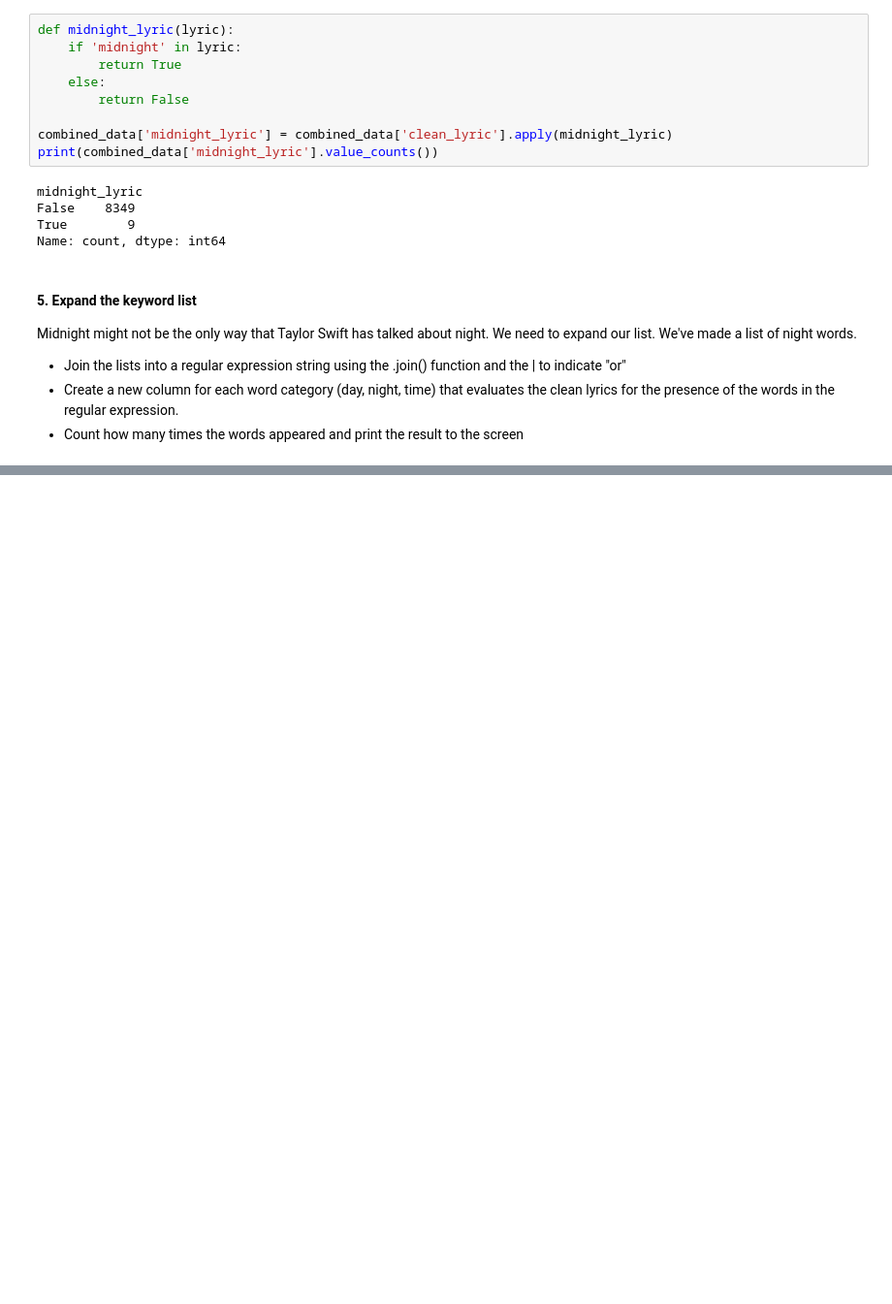
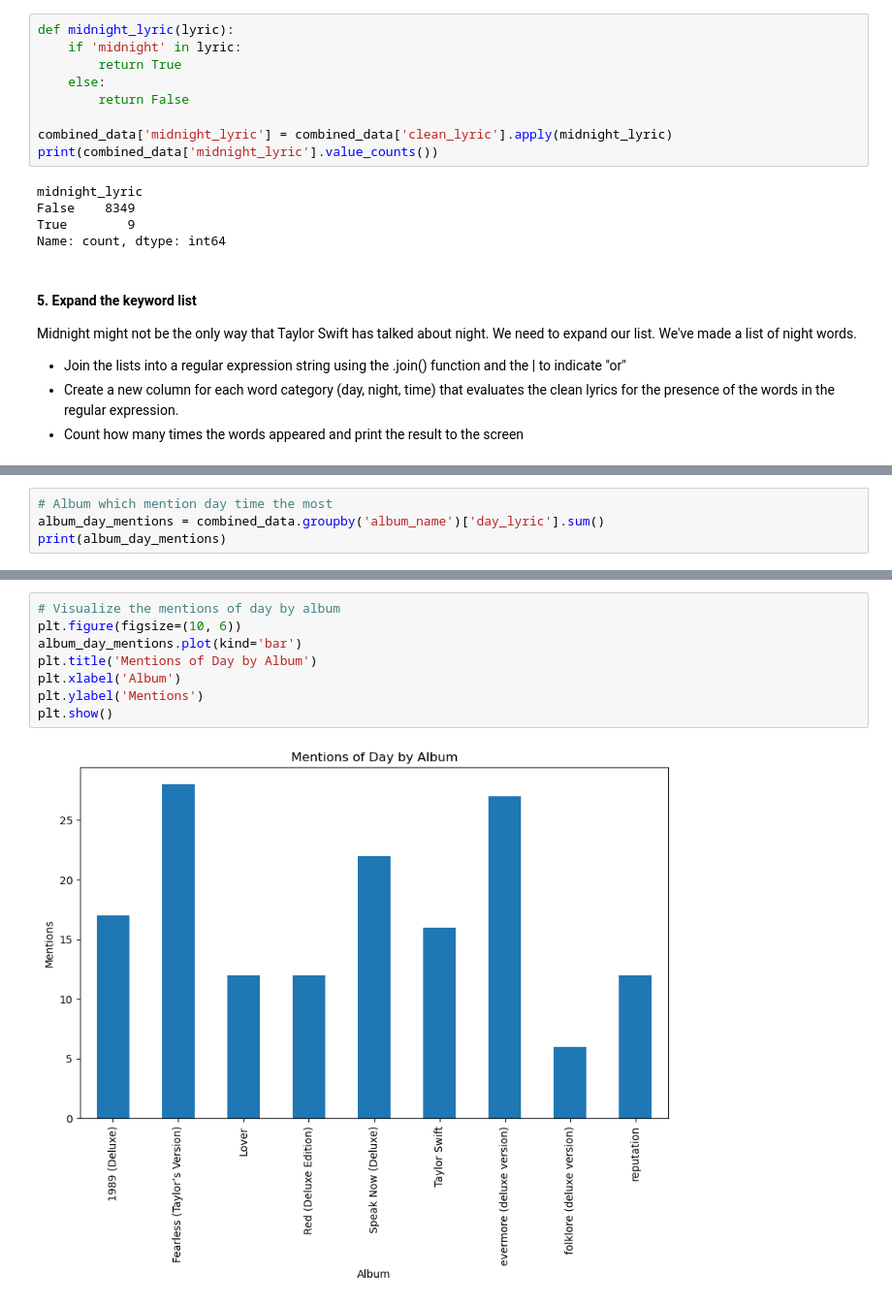
Before and after one commit to gheacs/Apply-NLP-with-Python, a Jupyter notebook: app.ipynb, the cells around one changed output, grey strips where cells are left out. Shown at 97% size. Drawn from its saved outputs; the diff is of its cells as text; blank space fills up the shorter version.

```diff
--- a/app.ipynb
+++ b/app.ipynb
@@ -203,0 +316,4 @@ Midnight might not be the only way that Taylor Swift has talked about night. We
+# %%
+# Album which mention day time the most
+album_day_mentions = combined_data.groupby('album_name')['day_lyric'].sum()
+print(album_day_mentions)
@@ -203,0 +332,10 @@ Midnight might not be the only way that Taylor Swift has talked about night. We
+# %%
+# Visualize the mentions of day by album
+plt.figure(figsize=(10, 6))
+album_day_mentions.plot(kind='bar')
+plt.title('Mentions of Day by Album')
+plt.xlabel('Album')
+plt.ylabel('Mentions')
+plt.show()
+# %% [output]
+[figure, added]
```
Also changed, not shown: parts of 24 cells of this notebook.
